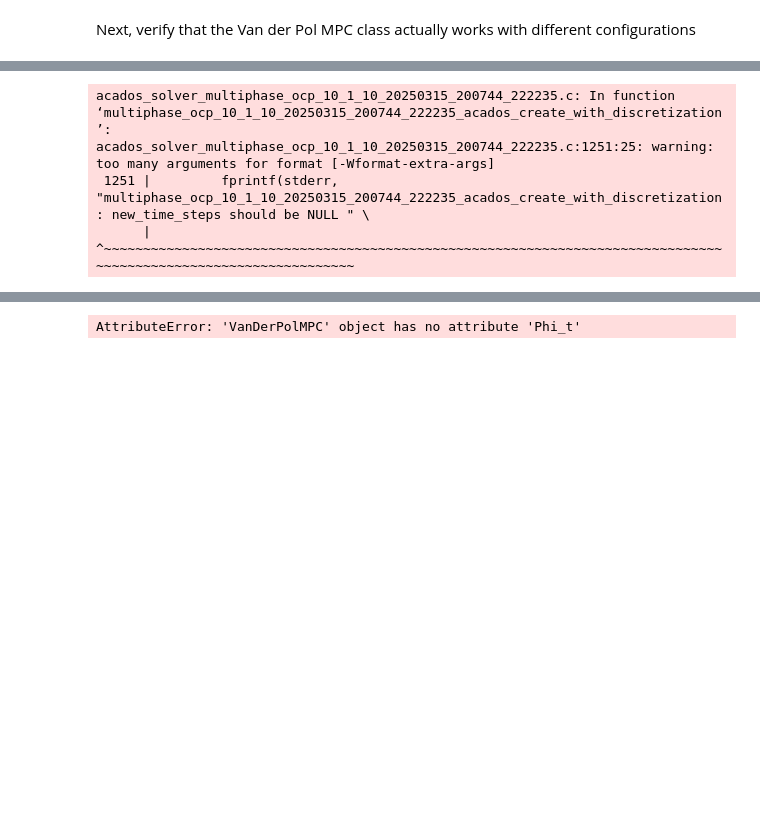
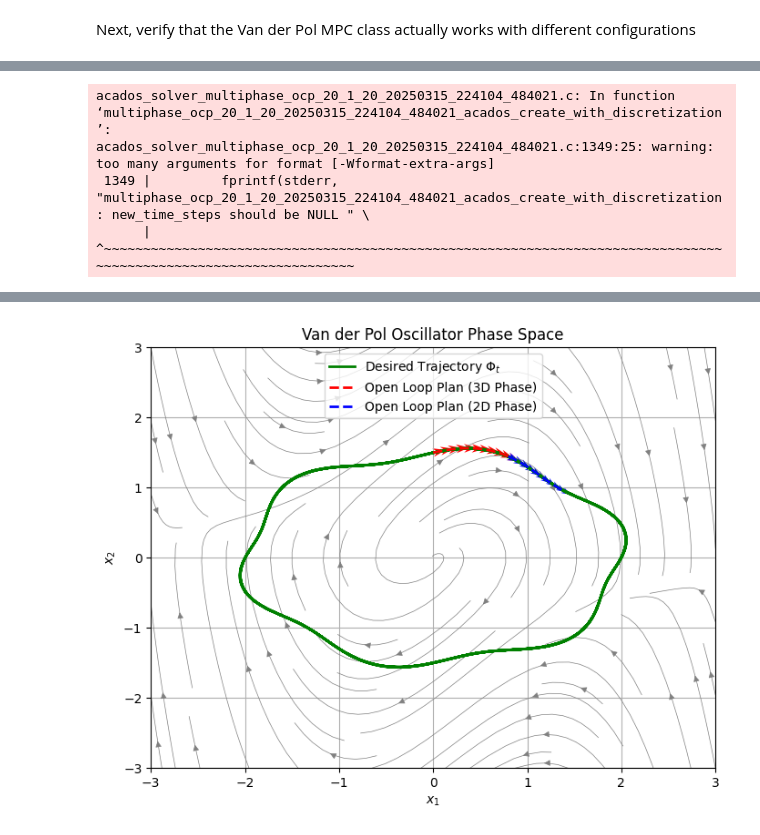
Before and after one commit to l-m-schroth/multi_fidelity_MPC_slow_fast, a Jupyter notebook: Van_der_pol_toy_problem.ipynb, the cells around one changed output, grey strips where cells are left out. Saved outputs shown, nothing was run; the diff lists cells and outputs as text; code cells hidden in the pictures; blank space fills up the shorter version.

```diff
--- a/Van_der_pol_toy_problem.ipynb
+++ b/Van_der_pol_toy_problem.ipynb
@@ -215,6 +192,8 @@ x03 = 0.0
 x0 = np.vstack((x01, x02, x03))
 
 mpc.solve(x0, t0)
+
+plot_phase_space(Phi_t, mpc, open_loop_plan=True)
 # %% [output]
 The option alpha_min is deprecated and has new name: globalization_alpha_min
 The option alpha_reduction is deprecated and has new name: globalization_alpha_reduction
@@ -225,34 +204,34 @@ The option nlp_solver_step_length is deprecated and has new name: globalization_
 The option alpha_min is deprecated and has new name: globalization_alpha_min
 The option alpha_min is deprecated and has new name: globalization_alpha_min
 The option alpha_reduction is deprecated and has new name: globalization_alpha_reduction
 The option alpha_reduction is deprecated and has new name: globalization_alpha_reduction
 The option eps_sufficient_descent is deprecated and has new name: globalization_line_search_use_sufficient_descent
 The option eps_sufficient_descent is deprecated and has new name: globalization_line_search_use_sufficient_descent
 ... (83 lines left out)
 cc -fPIC -std=c99   -O2 -I/home/lukas/ETH_Zuerich/ASL_Stanford_Masterthesis/Workspace/acados/include -I/home/lukas/ETH_Zuerich/ASL_Stanford_Masterthesis/Workspace/acados/include/acados -I/home/lukas/E ...
 cc -fPIC -std=c99   -O2 -I/home/lukas/ETH_Zuerich/ASL_Stanford_Masterthesis/Workspace/acados/include -I/home/lukas/ETH_Zuerich/ASL_Stanford_Masterthesis/Workspace/acados/include/acados -I/home/lukas/E ...
 cc -fPIC -std=c99   -O2 -I/home/lukas/ETH_Zuerich/ASL_Stanford_Masterthesis/Workspace/acados/include -I/home/lukas/ETH_Zuerich/ASL_Stanford_Masterthesis/Workspace/acados/include/acados -I/home/lukas/E ...
 cc -fPIC -std=c99   -O2 -I/home/lukas/ETH_Zuerich/ASL_Stanford_Masterthesis/Workspace/acados/include -I/home/lukas/ETH_Zuerich/ASL_Stanford_Masterthesis/Workspace/acados/include/acados -I/home/lukas/E ...
-acados_solver_multiphase_ocp_10_1_10_20250315_200744_222235.c: In function ‘multiphase_ocp_10_1_10_20250315_200744_222235_acados_create_with_discretization’:
-acados_solver_multiphase_ocp_10_1_10_20250315_200744_222235.c:1251:25: warning: too many arguments for format [-Wformat-extra-args]
- 1251 |         fprintf(stderr, "multiphase_ocp_10_1_10_20250315_200744_222235_acados_create_with_discretization: new_time_steps should be NULL " \
+acados_solver_multiphase_ocp_20_1_20_20250315_224104_484021.c: In function ‘multiphase_ocp_20_1_20_20250315_224104_484021_acados_create_with_discretization’:
+acados_solver_multiphase_ocp_20_1_20_20250315_224104_484021.c:1349:25: warning: too many arguments for format [-Wformat-extra-args]
+ 1349 |         fprintf(stderr, "multiphase_ocp_20_1_20_20250315_224104_484021_acados_create_with_discretization: new_time_steps should be NULL " \
       |                         ^~~~~~~~~~~~~~~~~~~~~~~~~~~~~~~~~~~~~~~~~~~~~~~~~~~~~~~~~~~~~~~~~~~~~~~~~~~~~~~~~~~~~~~~~~~~~~~~~~~~~~~~~~~~~~~~~
 cc -fPIC -std=c99   -O2 -I/home/lukas/ETH_Zuerich/ASL_Stanford_Masterthesis/Workspace/acados/include -I/home/lukas/ETH_Zuerich/ASL_Stanford_Masterthesis/Workspace/acados/include/acados -I/home/lukas/E ...
 cc -fPIC -std=c99   -O2 -I/home/lukas/ETH_Zuerich/ASL_Stanford_Masterthesis/Workspace/acados/include -I/home/lukas/ETH_Zuerich/ASL_Stanford_Masterthesis/Workspace/acados/include/acados -I/home/lukas/E ...
 cc -fPIC -std=c99   -O2 -I/home/lukas/ETH_Zuerich/ASL_Stanford_Masterthesis/Workspace/acados/include -I/home/lukas/ETH_Zuerich/ASL_Stanford_Masterthesis/Workspace/acados/include/acados -I/home/lukas/E ...
 cc -fPIC -std=c99   -O2 -I/home/lukas/ETH_Zuerich/ASL_Stanford_Masterthesis/Workspace/acados/include -I/home/lukas/ETH_Zuerich/ASL_Stanford_Masterthesis/Workspace/acados/include/acados -I/home/lukas/E ...
 cc -fPIC -std=c99   -O2 -I/home/lukas/ETH_Zuerich/ASL_Stanford_Masterthesis/Workspace/acados/include -I/home/lukas/ETH_Zuerich/ASL_Stanford_Masterthesis/Workspace/acados/include/acados -I/home/lukas/E ...
 cc -fPIC -std=c99   -O2 -I/home/lukas/ETH_Zuerich/ASL_Stanford_Masterthesis/Workspace/acados/include -I/home/lukas/ETH_Zuerich/ASL_Stanford_Masterthesis/Workspace/acados/include/acados -I/home/lukas/E ...
 cc -fPIC -std=c99   -O2 -I/home/lukas/ETH_Zuerich/ASL_Stanford_Masterthesis/Workspace/acados/include -I/home/lukas/ETH_Zuerich/ASL_Stanford_Masterthesis/Workspace/acados/include/acados -I/home/lukas/E ...
 cc -fPIC -std=c99   -O2 -I/home/lukas/ETH_Zuerich/ASL_Stanford_Masterthesis/Workspace/acados/include -I/home/lukas/ETH_Zuerich/ASL_Stanford_Masterthesis/Workspace/acados/include/acados -I/home/lukas/E ...
 cc -shared vdp_3d_cost/vdp_3d_cost_y_fun.o vdp_3d_cost/vdp_3d_cost_y_fun_jac_ut_xt.o transition_model_cost/transition_model_cost_y_fun.o transition_model_cost/transition_model_cost_y_fun_jac_ut_xt.o v ...
 -L -l
 acados was compiled without OpenMP.
 cc -fPIC -std=c99   -O2 -I/home/lukas/ETH_Zuerich/ASL_Stanford_Masterthesis/Workspace/acados/include -I/home/lukas/ETH_Zuerich/ASL_Stanford_Masterthesis/Workspace/acados/include/acados -I/home/lukas/E ...
 cc -fPIC -std=c99   -O2 -I/home/lukas/ETH_Zuerich/ASL_Stanford_Masterthesis/Workspace/acados/include -I/home/lukas/ETH_Zuerich/ASL_Stanford_Masterthesis/Workspace/acados/include/acados -I/home/lukas/E ...
 cc -fPIC -std=c99   -O2 -I/home/lukas/ETH_Zuerich/ASL_Stanford_Masterthesis/Workspace/acados/include -I/home/lukas/ETH_Zuerich/ASL_Stanford_Masterthesis/Workspace/acados/include/acados -I/home/lukas/E ...
 cc -fPIC -std=c99   -O2 -I/home/lukas/ETH_Zuerich/ASL_Stanford_Masterthesis/Workspace/acados/include -I/home/lukas/ETH_Zuerich/ASL_Stanford_Masterthesis/Workspace/acados/include/acados -I/home/lukas/E ...
 cc -shared acados_sim_solver_vdp_3d.o vdp_3d_model/vdp_3d_expl_ode_fun.o vdp_3d_model/vdp_3d_expl_vde_forw.o vdp_3d_model/vdp_3d_expl_vde_adj.o -o libacados_sim_solver_vdp_3d.so -L/home/lukas/ETH_Zuer ...
 acados was compiled without OpenMP.
 Generated mpc succesfully
-AttributeError: 'VanDerPolMPC' object has no attribute 'Phi_t'
+[figure, added]
```
Also changed, not shown: parts of 5 cells of this notebook, 7 other files.
